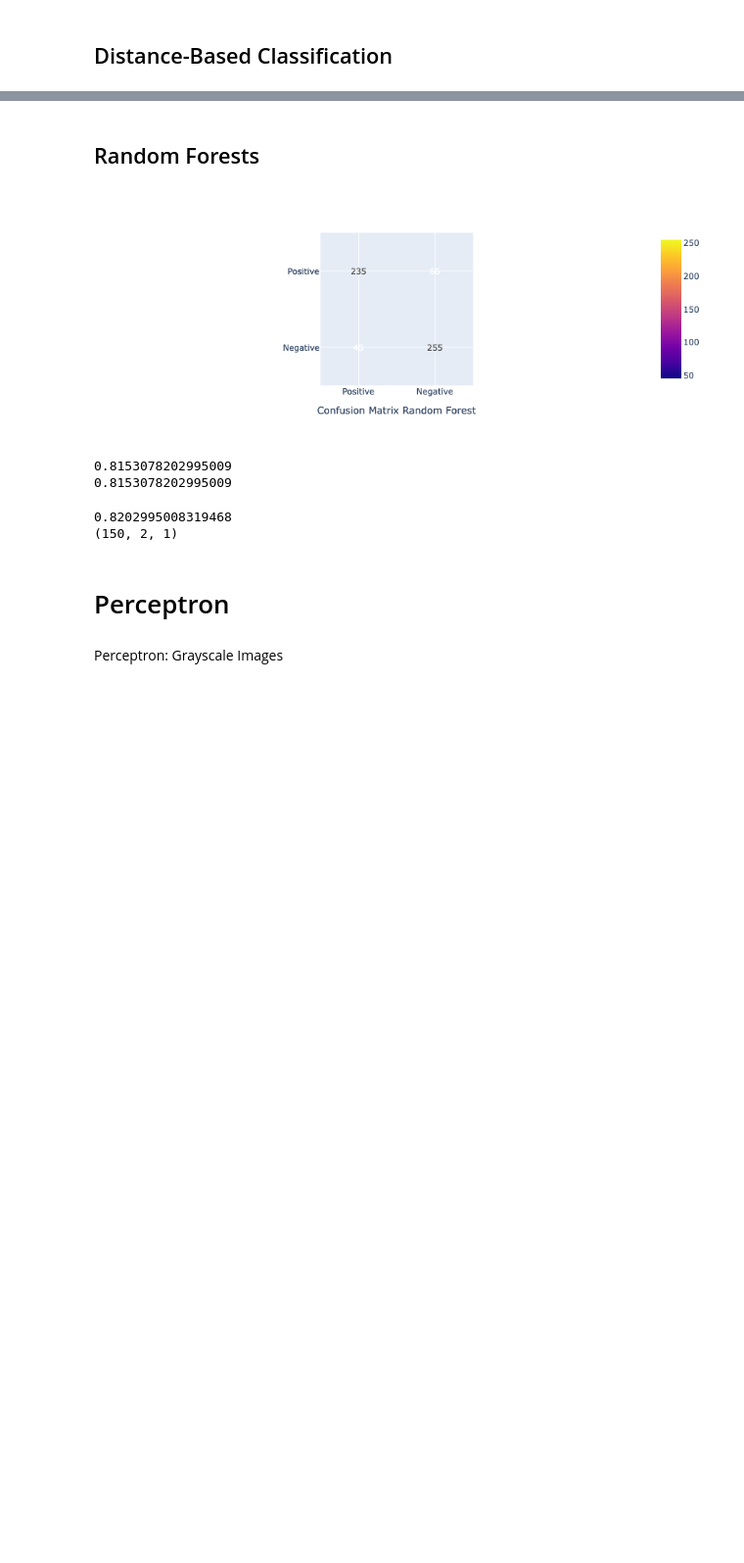
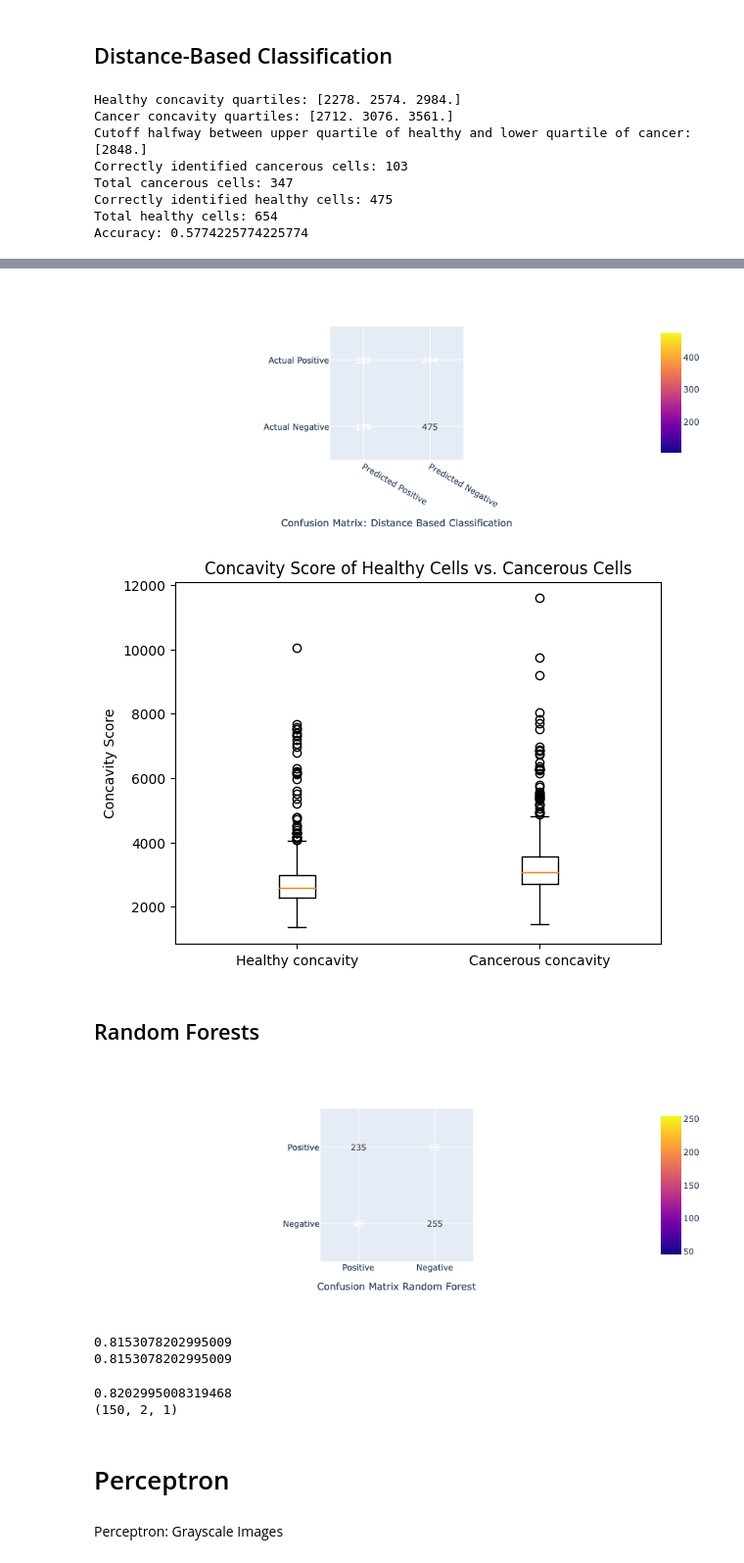
Before and after one commit to CjMoor3/Data-Mining-Final-, a Jupyter notebook: notebooks/main.ipynb, the cells around one changed output, grey strips where cells are left out. Shown at 98% size. Drawn from its saved outputs; the diff is of its cells as text; code cells hidden in the pictures; blank space fills up the shorter version.

Commit message:
tidied up concavity validation code (following most of Jaron's notes, including passing in an img size variable and a few others.)

```diff
--- a/notebooks/main.ipynb
+++ b/notebooks/main.ipynb
@@ -29,7 +30,6 @@ train_cancer_labels = [1 for _ in range(len(img_train_cancer))]
 # %% [markdown]
 ## Distance-Based Classification
 # %%
-!pip install tqdm
 import random
 from tqdm import tqdm
 # measure concavity of images in inData with a binarization cutoff
@@ -50,13 +50,10 @@ def findConcavity(inData, cutoff, image_size):
                 else:
                     binarized[x][y] = 1
         # randomly check for concavity by finding 500 pairs of points in the cell
-        ### NOTE: Try not to name variables just x or y unless you are refering to the x and y values of a point
         point_pair_count = 0 # number of point pairs
         overRun = 0 # keeps the while loop from running infinitely
-        while (point_pair_count < 200) & (overRun < 100000): # k < 200, overRun < 100000 works well
-            ### NOTE: Might want to change this to (k<200) and (overRun < 100000)
-            ### NOTE: This doesn't change the code but if you are looking for logical AND not bitwise and you should use 'and' not &
-            overRun += 1 ### NOTE: Try to use the += notation for consiseness
+        while ((point_pair_count < 200) and (overRun < 100000)): # k < 200, overRun < 100000 works well
+            overRun += 1
             x = random.randint(0, image_size - 1)
             y = random.randint(0, image_size - 1)
             u = random.randint(0, image_size - 1)
@@ -70,7 +67,6 @@ def findConcavity(inData, cutoff, image_size):
                 rise = v - y
                 localSum = 0
                 for s in range(xMin, xMax):
-                    ### NOTE: int is going to take this value and chop off any decimal, do you want this value to be rounded in anyway?
                     t = int(v+(s-xMin)*rise/(run+.0001)) # don't divide by zero
                     if t < 0:
                         t = 0
@@ -105,4 +104,16 @@ testConcavity = findConcavity(img_test, 25, 450)
 # %%
+# find quartile ranges
+plt.boxplot([healthyConcavity,cancerConcavity], labels = ['Healthy concavity', 'Cancerous concavity'])
+plt.title('Concavity Score of Healthy Cells vs. Cancerous Cells')
+#plt.xlabel("Healthy vs. Cancerous")
+plt.ylabel("Concavity Score")
+print("Healthy concavity quartiles:", np.quantile(healthyConcavity, [.25, .5, .75]))
+print("Cancer concavity quartiles:", np.quantile(cancerConcavity, [.25, .5, .75]))
+
+# get cutoff value halfway between upper quartile of healthy and lower quartile of cancerous
+cutoff = (np.quantile(healthyConcavity, [.75]) + np.quantile(cancerConcavity, [.25]))/2
+print("Cutoff halfway between upper quartile of healthy and lower quartile of cancer:", cutoff)
+
 # concavity < cutoff is computed as healthy (0), cancer (1) otherwise
 computedClasses = np.array(np.zeros(len(testConcavity)))
 for i in range(len(testConcavity)):
@@ -126,13 +137,26 @@ for i in range(len(testConcavity)):
         if computedClasses[i] == 1:
             correctHealthy += 1
 
-print(correctCancer, totalCancer, correctHealthy, totalHealthy)
+print("Correctly identified cancerous cells:", correctCancer)
+print("Total cancerous cells:", totalCancer)
+print("Correctly identified healthy cells:", correctHealthy)
+print("Total healthy cells:", totalHealthy)
+print("Accuracy:", (correctCancer+correctHealthy)/(totalCancer+totalHealthy))
 
 #DEBUG - confusion_matrix = metrics.confusion_matrix(test_labels['labels'].loc[:20], computedClasses[:21])
-confusion_matrix = metrics.confusion_matrix(test_labels['labels'], computedClasses)
+confusion_matrix = metrics.confusion_matrix(test_labels['labels'].loc[:1000], computedClasses)
 px.imshow(
     confusion_matrix, text_auto=True,
     labels=dict(x="Confusion Matrix: Distance Based Classification"),
     x=['Predicted Positive', 'Predicted Negative'],
     y=['Actual Positive', 'Actual Negative']
 )
+# %% [output]
+Healthy concavity quartiles: [2278. 2574. 2984.]
+Cancer concavity quartiles: [2712. 3076. 3561.]
+Cutoff halfway between upper quartile of healthy and lower quartile of cancer: [2848.]
+Correctly identified cancerous cells: 103
+Total cancerous cells: 347
+Correctly identified healthy cells: 475
+Total healthy cells: 654
+Accuracy: 0.5774225774225774
@@ -139,3 +164,5 @@ px.imshow(
+[figure, added]
+[figure, added]
 # %% [markdown]
 ## Random Forests
 # %%
```
Also changed, not shown: parts of 4 cells of this notebook.
